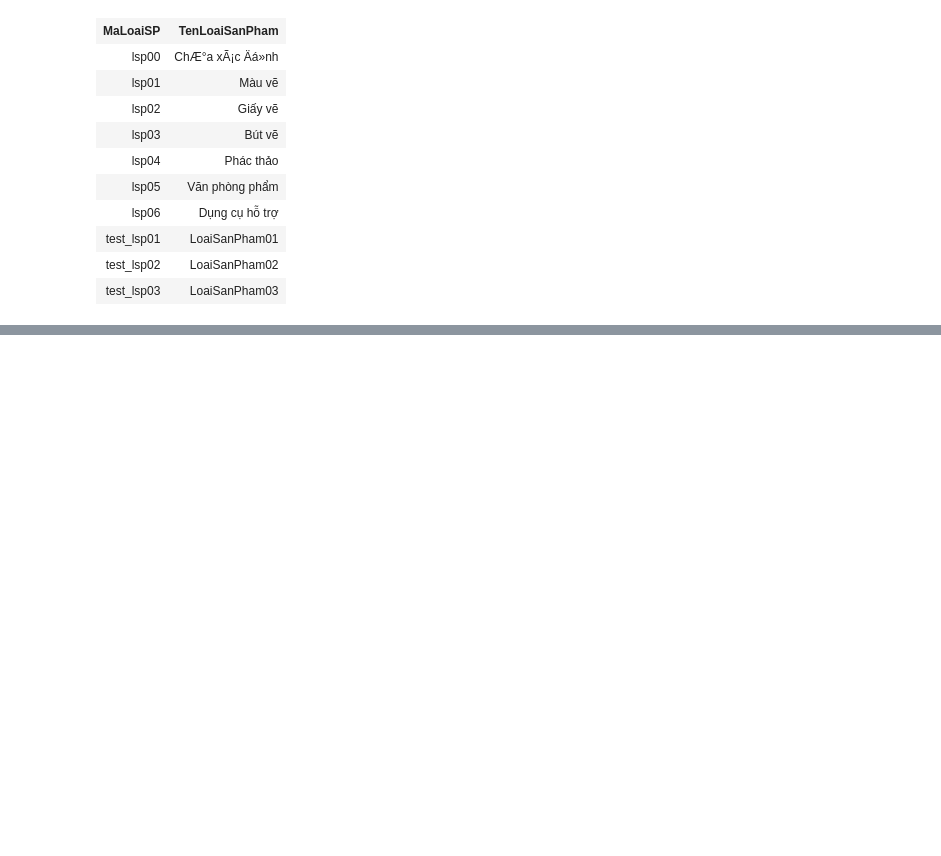
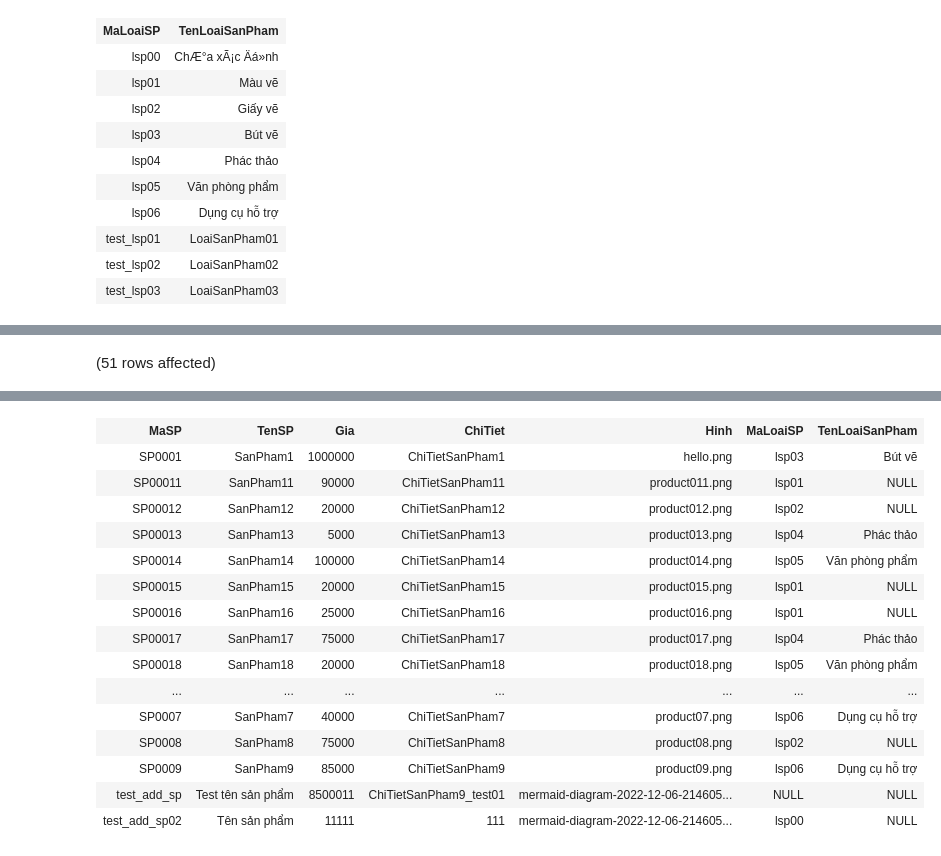
Before and after one commit to LienNTB/QuanLyHoaCu, a Jupyter notebook: data/2_ThemDuLieu.ipynb, the cells around one changed output, grey strips where cells are left out. Drawn from its saved outputs; the diff is of its cells as text; code cells hidden in the pictures; blank space fills up the shorter version.

```diff
--- a/data/2_ThemDuLieu.ipynb
+++ b/data/2_ThemDuLieu.ipynb
@@ -340,3 +349,7 @@ Total execution time: 00:00:00.010
 | DH7 | Đây là ghi chú của đơn hàng 7 | 805000 | Đây là địa chỉ giao hàng của đơn ... | 6356245908 | USER02 | NULL | 1 | ... |
 | DH8 | Đây là ghi chú của đơn hàng 8 | 740000 | Đây là địa chỉ giao hàng của đơn ... | 5232787384 | USER00 | NULL | 1 | ... |
 | DH9 | Đây là ghi chú của đơn hàng 9 | 365000 | Đây là địa chỉ giao hàng của đơn ... | 9351497550 | USER016 | NULL | 1 | ... |
+# %%
+Select sp.MaSP, sp.TenSP, sp.Gia, sp.ChiTiet, sp.Hinh,sp.MaLoaiSP, lsp.TenLoaiSanPham from SanPham sp LEFT JOIN  LoaiSanPham lsp on sp.MaLoaiSP=lsp.MaLoaiSP where sp.MaSP='SP00034' ORDER BY sp.MaSP
+# %% [output]
+(51 rows affected)
@@ -342,0 +357,16 @@ Total execution time: 00:00:00.010
+| MaSP | TenSP | Gia | ChiTiet | Hinh | MaLoaiSP | TenLoaiSanPham |
+| SP0001 | SanPham1 | 1000000 | ChiTietSanPham1 | hello.png | lsp03 | Bút vẽ |
+| SP00011 | SanPham11 | 90000 | ChiTietSanPham11 | product011.png | lsp01 | NULL |
+| SP00012 | SanPham12 | 20000 | ChiTietSanPham12 | product012.png | lsp02 | NULL |
+| SP00013 | SanPham13 | 5000 | ChiTietSanPham13 | product013.png | lsp04 | Phác thảo |
+| SP00014 | SanPham14 | 100000 | ChiTietSanPham14 | product014.png | lsp05 | Văn phòng phẩm |
+| SP00015 | SanPham15 | 20000 | ChiTietSanPham15 | product015.png | lsp01 | NULL |
+| SP00016 | SanPham16 | 25000 | ChiTietSanPham16 | product016.png | lsp01 | NULL |
+| SP00017 | SanPham17 | 75000 | ChiTietSanPham17 | product017.png | lsp04 | Phác thảo |
+| SP00018 | SanPham18 | 20000 | ChiTietSanPham18 | product018.png | lsp05 | Văn phòng phẩm |
+| ... | ... | ... | ... | ... | ... | ... |
+| SP0007 | SanPham7 | 40000 | ChiTietSanPham7 | product07.png | lsp06 | Dụng cụ hỗ trợ |
+| SP0008 | SanPham8 | 75000 | ChiTietSanPham8 | product08.png | lsp02 | NULL |
+| SP0009 | SanPham9 | 85000 | ChiTietSanPham9 | product09.png | lsp06 | Dụng cụ hỗ trợ |
+| test_add_sp | Test tên sản phẩm | 8500011 | ChiTietSanPham9_test01 | mermaid-diagram-2022-12-06-214605... | NULL | NULL |
+| test_add_sp02 | Tên sản phẩm | 11111 | 111 | mermaid-diagram-2022-12-06-214605... | lsp00 | NULL |
```
Also changed, not shown: parts of 7 cells of this notebook, 40 other files.
